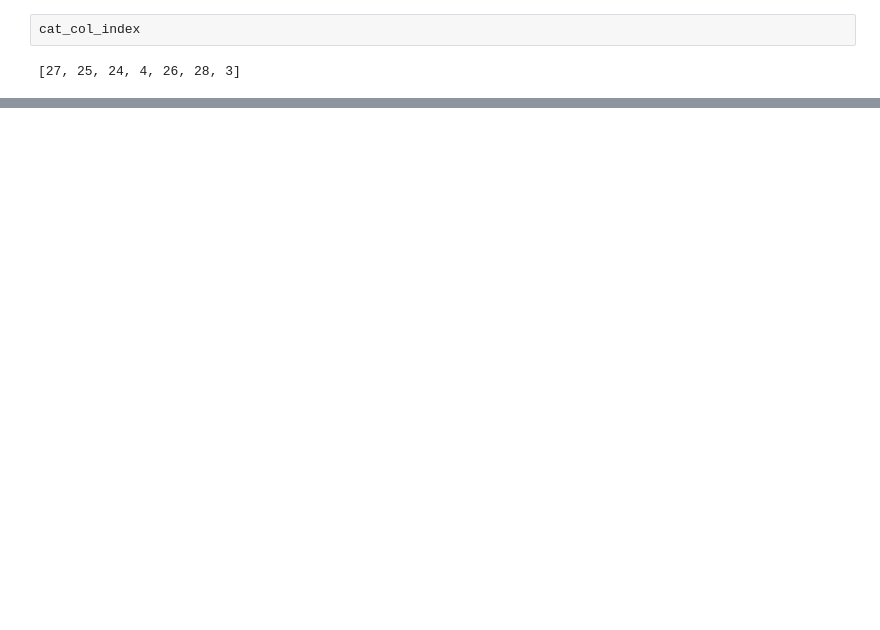
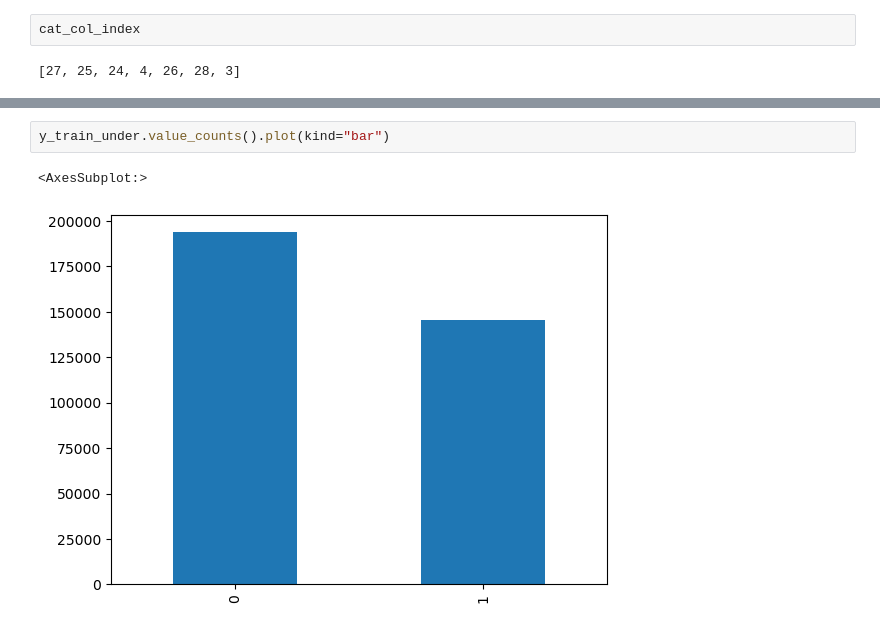
Before and after one commit to gohjophine/dsa4262-gnomes, a Jupyter notebook: src/data_preprocessing.ipynb, the cells around one changed output, grey strips where cells are left out. Drawn from its saved outputs; the diff is of its cells as text; blank space fills up the shorter version.

```diff
--- a/src/data_preprocessing.ipynb
+++ b/src/data_preprocessing.ipynb
@@ -201,0 +215,5 @@ ValueError: could not convert string to float: 'ATAAC'
+# %%
+y_train_under.value_counts().plot(kind="bar")
+# %% [output]
+<AxesSubplot:>
+[figure, added]
```
Also changed, not shown: parts of 38 cells of this notebook.
